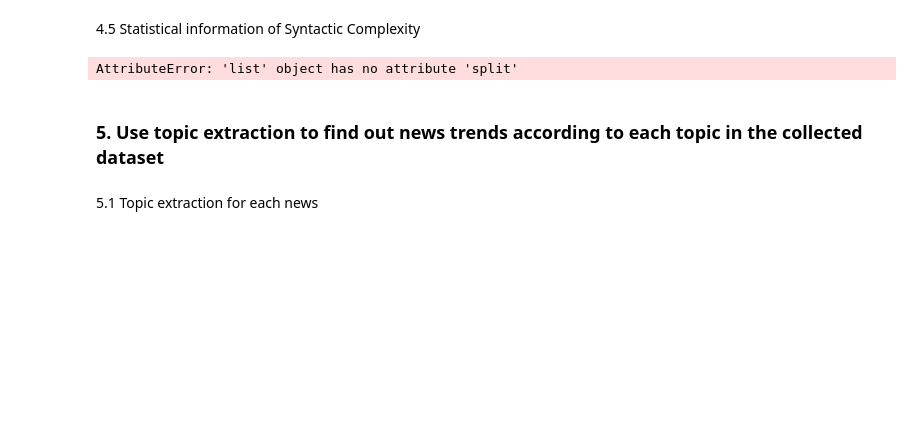
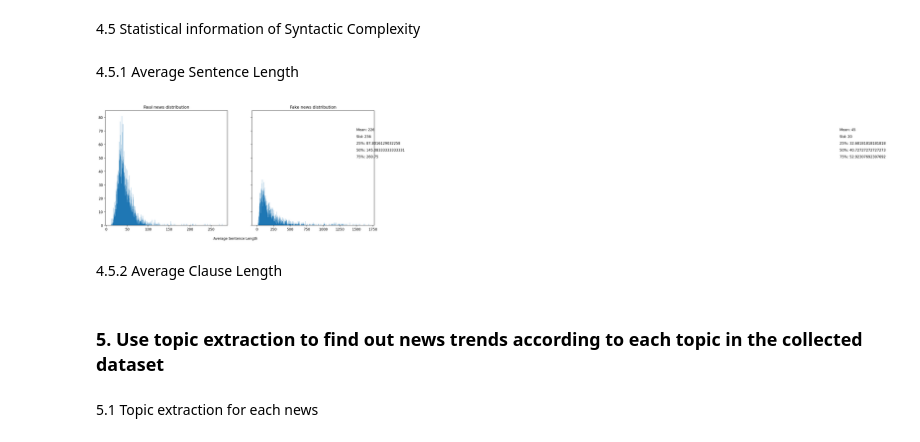
Before and after one commit to DreamyWanderer/Final_Lab, a Jupyter notebook: Source/Visualize/EDA.ipynb, the cells around one changed output. Cells and saved outputs as stored; diff of their text form; code cells hidden in the pictures; blank space fills up the shorter version.

Commit message:
feat (EDA): add metric syntatic complexity

```diff
--- a/Source/Visualize/EDA.ipynb
+++ b/Source/Visualize/EDA.ipynb
@@ -302,23 +254,47 @@ def cal_syntactic_complexity(content):
+# %%
+df_raw = pd.DataFrame()
+df_raw = make_raw_dataframe()
+
+fake_raw_df = df_raw[df_raw['label'] == 1]
+real_raw_df = df_raw[df_raw['label'] == 0]
+# %%
+fake_doc_syntactic_complexity = [cal_syntactic_complexity(d) for d in fake_raw_df.content if d]
+real_doc_syntatic_complexity = [cal_syntactic_complexity(d) for d in real_raw_df.content if d]
+# %% [markdown]
+4.5.1 Average Sentence Length
+# %%
+
+fake_doc_syntactic_complexity_avg_sent_len = [d['average_sentence_length'] for d in fake_doc_syntactic_complexity]
+real_doc_syntatic_complexity_avg_sent_len = [d['average_sentence_length'] for d in real_doc_syntatic_complexity]
 # %%
-fake_doc_syntactic_complexity = [cal_syntactic_complexity(d) for d in fake_df.content]
-read_doc_syntatic_complexity = [cal_syntactic_complexity(d) for d in real_df.content]
-
 fig, axes = plt.subplots(1, 2, figsize=(14,6), dpi=160, sharey = True)
 
-axes[0].text(1750, 70, f'Mean: {round(statistics.mean(read_doc_syntatic_complexity))}')
-axes[0].text(1750, 65, f'Std: {round(statistics.stdev(read_doc_syntatic_complexity))}')
-axes[0].text(1750, 60, f'25%: {(statistics.quantiles(read_doc_syntatic_complexity)[0])}')
-axes[0].text(1750, 55, f'50%: {(statistics.quantiles(read_doc_syntatic_complexity)[1])}')
-axes[0].text(1750, 50, f'75%: {(statistics.quantiles(read_doc_syntatic_complexity)[2])}')
-axes[0].hist(read_doc_syntatic_complexity, bins = 1000);
+axes[0].text(1750, 70, f'Mean: {round(statistics.mean(real_doc_syntatic_complexity_avg_sent_len))}')
+axes[0].text(1750, 65, f'Std: {round(statistics.stdev(real_doc_syntatic_complexity_avg_sent_len))}')
+axes[0].text(1750, 60, f'25%: {(statistics.quantiles(real_doc_syntatic_complexity_avg_sent_len)[0])}')
+axes[0].text(1750, 55, f'50%: {(statistics.quantiles(real_doc_syntatic_complexity_avg_sent_len)[1])}')
+axes[0].text(1750, 50, f'75%: {(statistics.quantiles(real_doc_syntatic_complexity_avg_sent_len)[2])}')
+axes[0].hist(real_doc_syntatic_complexity_avg_sent_len, bins = 1000);
 axes[0].set_title("Real news distribution");
 
-axes[1].text(1500, 70, f'Mean: {round(statistics.mean(fake_doc_syntactic_complexity))}')
-axes[1].text(1500, 65, f'Std: {round(statistics.stdev(fake_doc_syntactic_complexity))}')
-axes[1].text(1500, 60, f'25%: {(statistics.quantiles(fake_doc_syntactic_complexity)[0])}')
-axes[1].text(1500, 55, f'50%: {(statistics.quantiles(fake_doc_syntactic_complexity)[1])}')
-axes[1].text(1500, 50, f'75%: {(statistics.quantiles(fake_doc_syntactic_complexity)[2])}')
-axes[1].hist(fake_doc_readability, bins = 1000);
+axes[1].text(1500, 70, f'Mean: {round(statistics.mean(fake_doc_syntactic_complexity_avg_sent_len))}')
+axes[1].text(1500, 65, f'Std: {round(statistics.stdev(fake_doc_syntactic_complexity_avg_sent_len))}')
+axes[1].text(1500, 60, f'25%: {(statistics.quantiles(fake_doc_syntactic_complexity_avg_sent_len)[0])}')
+axes[1].text(1500, 55, f'50%: {(statistics.quantiles(fake_doc_syntactic_complexity_avg_sent_len)[1])}')
+axes[1].text(1500, 50, f'75%: {(statistics.quantiles(fake_doc_syntactic_complexity_avg_sent_len)[2])}')
+axes[1].hist(fake_doc_syntactic_complexity_avg_sent_len, bins = 1000);
 axes[1].set_title("Fake news distribution");
+
+
+# Set common y-axis label
+fig.text(0.5, 0.02, 'Average Sentence Length', ha='center', va='center')
+
+# Adjust layout
+plt.tight_layout()
+
+# Show the plot
+plt.show()
 # %% [output]
-AttributeError: 'list' object has no attribute 'split'
+[figure, added]
+# %% [markdown]
+4.5.2 Average Clause Length
```
Also changed, not shown: parts of 8 cells of this notebook, 2 other files.
